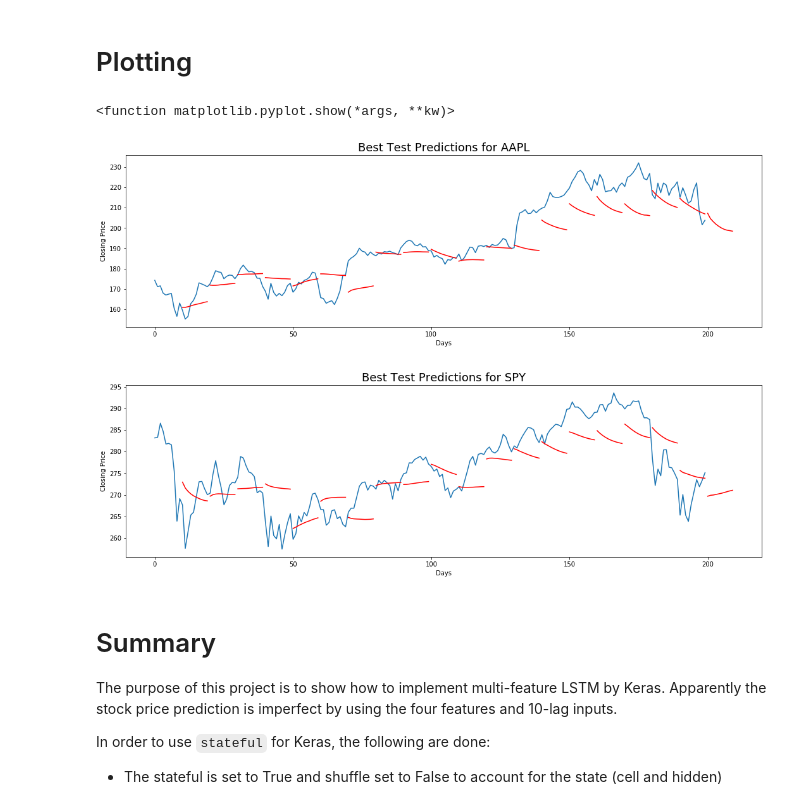
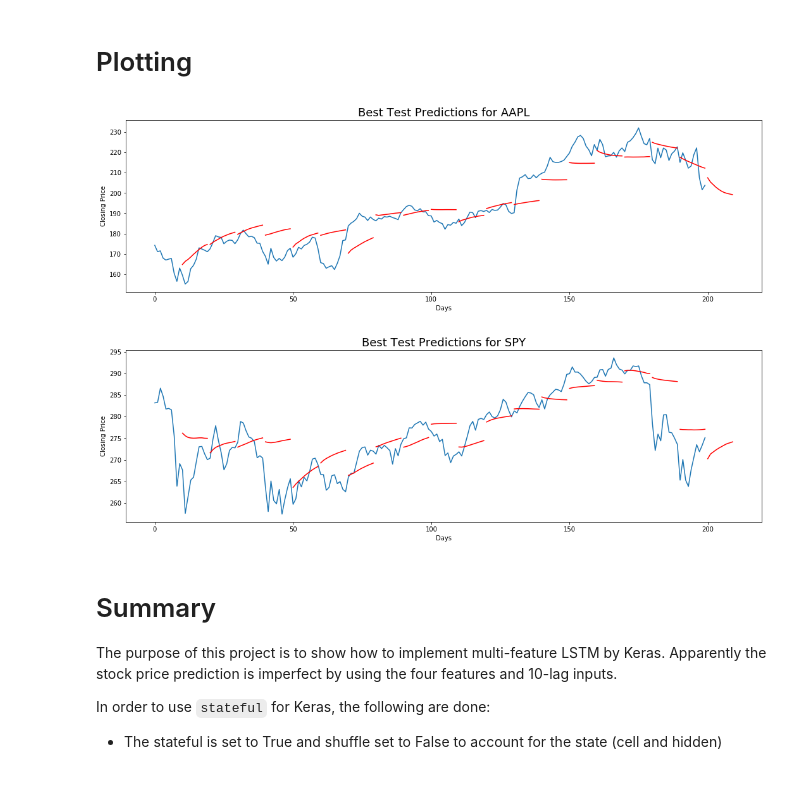
Before and after one commit to ginochen/LSTM_stock, a Jupyter notebook: LSTM_stock.ipynb, the cells around one changed output. Drawn from its saved outputs; the diff is of its cells as text; code cells hidden in the pictures.

```diff
--- a/LSTM_stock.ipynb
+++ b/LSTM_stock.ipynb
@@ -77,7 +77,7 @@ ndim = series.shape[1] # number of features
 train,valid,test = series[:round(0.8*n),:], series[round(0.8*n):round(0.9*n),:], series[round(0.9*n):,:]
 print('Train data snippet: \n AAPL closing price, AAPL trading volume, SPY closing price, SPY trading volume \n',train[:5,:])
 # scale the data into range of X.min = 0 to X.max = 1
-scaler = MinMaxScaler()
+scaler = MinMaxScaler(feature_range=(-1, 1))
 # Transformation is given by:
 # X_std = (X - X.min(axis=0)) / (X.max(axis=0) - X.min(axis=0))
 # X_scaled = X_std * (max - min) + min = X_std * 1 + 0 = X_std when scaled between (0,1)
@@ -207,7 +208,7 @@ Epoch 00200: saving model to data//model-200.hdf5
 # Rebuild model with batchsize=1 for stateful simulation
 The batch size is set to one, otherwise the prediction will return error since the batches should not communicate during the forecast stage.
 # %%
-oldmodel = keras.models.load_model('data/model-198.hdf5')
+oldmodel = keras.models.load_model('data/model-123.hdf5')
 if stateful_: # rebuild the exact same model as old model, but with batchsize=1
     newmodel = Sequential()
     newmodel.add(LSTM(hdim, batch_input_shape=(1,nsteps,ndim), return_sequences=True, stateful=stateful_))
@@ -263,27 +264,26 @@ for i in range(batchsize):
 # %%
 from matplotlib import pyplot as plt
 from pandas import DataFrame as df
 import time
 plt.figure(figsize = (18,5))
 plt.title('Best Test Predictions for AAPL',fontsize=18)
 plt.xlabel('Days')
 plt.ylabel('Closing Price')
 plt.plot(range(0,batchsize*prediction_len),x_inv[:,:,0].reshape(-1,1))
 for i in range(batchsize):
     plt.plot(range((i+1)*prediction_len,(i+2)*prediction_len),y_inv[i,:,0],'r')
 
 plt.figure(figsize = (18,5))
 plt.title('Best Test Predictions for SPY',fontsize=18)
 plt.xlabel('Days')
 plt.ylabel('Closing Price')
 plt.plot(range(0,batchsize*prediction_len),x_inv[:,:,2].reshape(-1,1))
 for i in range(batchsize):
     plt.plot(range((i+1)*prediction_len,(i+2)*prediction_len),y_inv[i,:,2],'r')
-plt.show
+plt.show()
 # %% [output]
-<function matplotlib.pyplot.show(*args, **kw)>
-[figure, old version]
+[figure, new version]
-[figure, old version]
+[figure, new version]
 # %% [markdown]
 # Summary
 The purpose of this project is to show how to implement multi-feature LSTM by Keras. Apparently the stock price prediction is imperfect by using the four features and 10-lag inputs.
```
Also changed, not shown: parts of 3 cells of this notebook.
